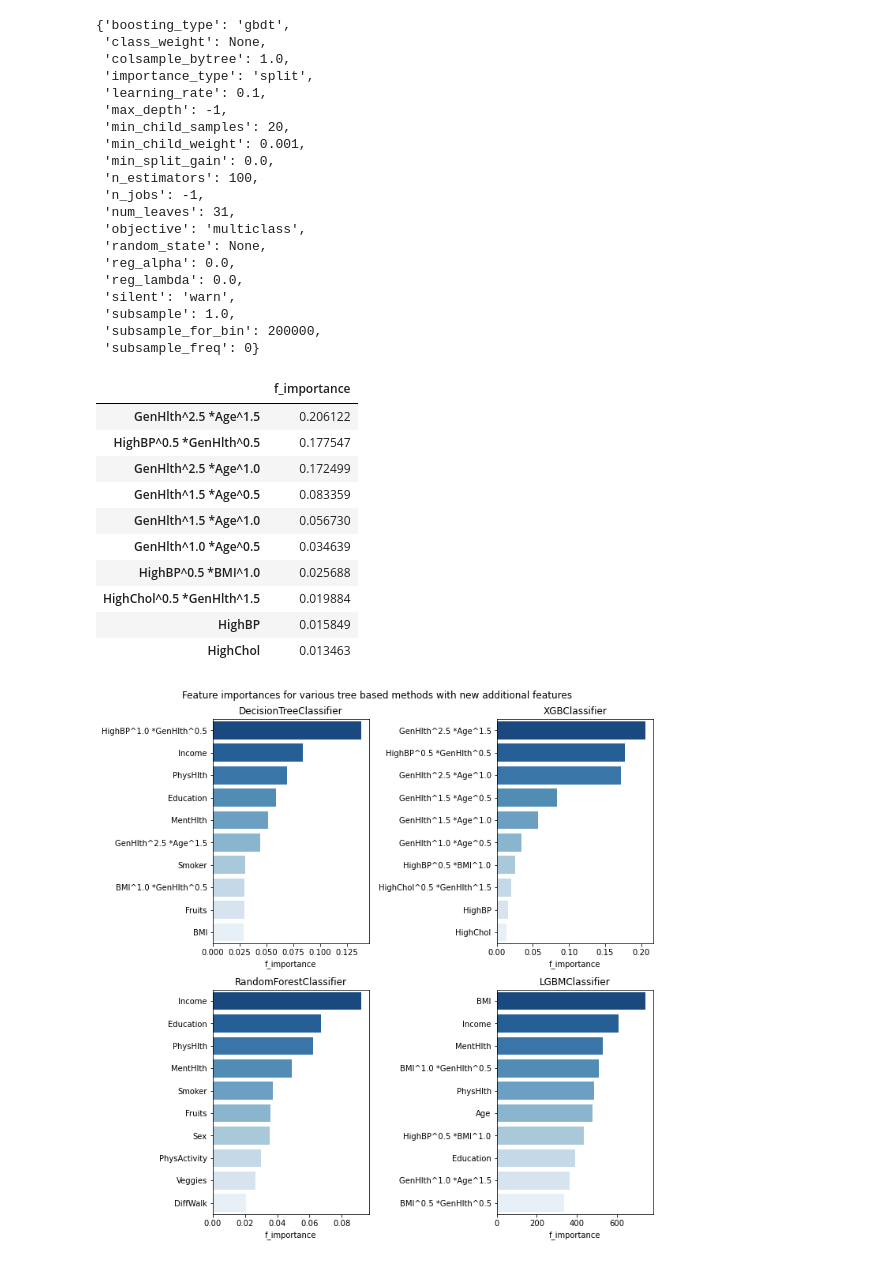
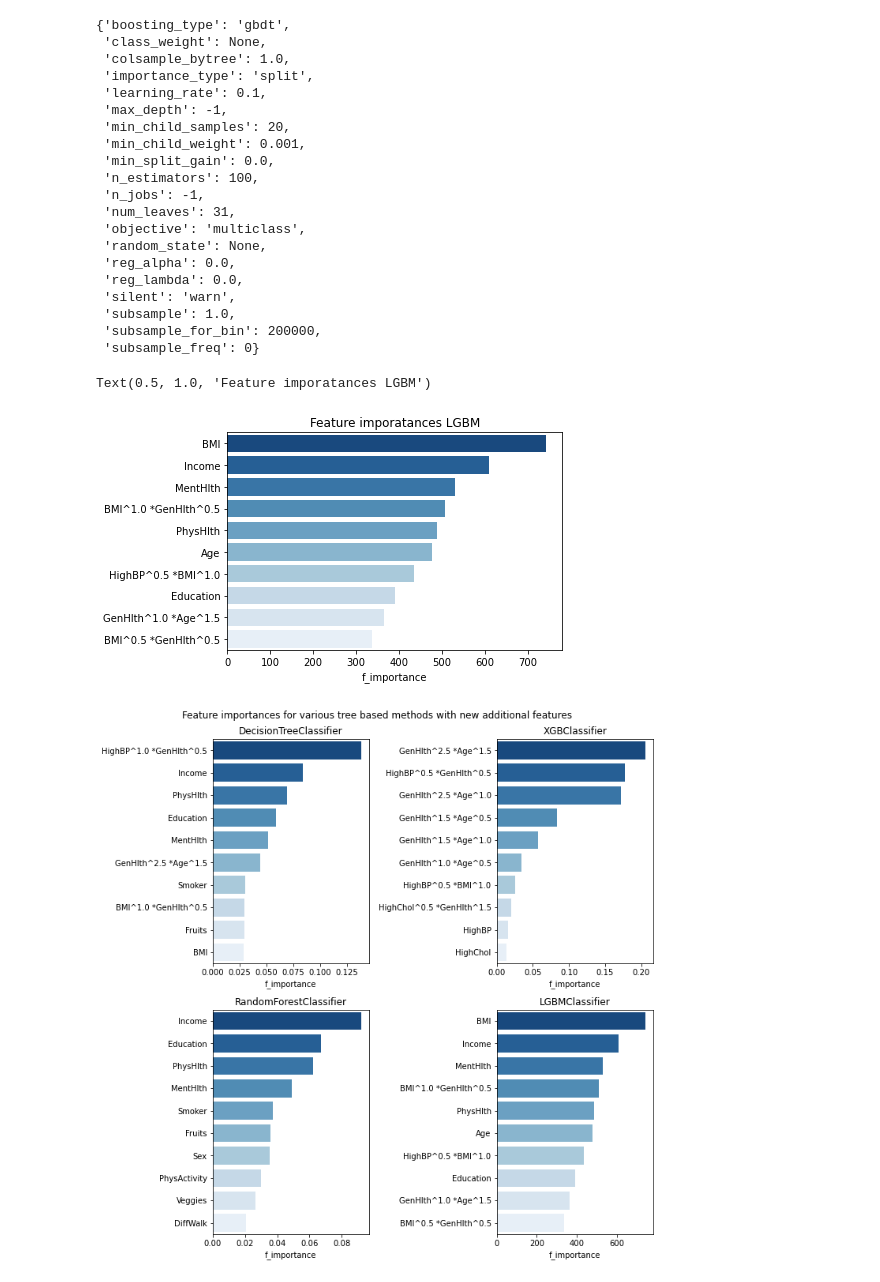
Before and after one commit to andnic51294/Diabetes_prediction, a Jupyter notebook: experimentation.ipynb, the cells around one changed output. Cells and saved outputs as stored; diff of their text form; code cells hidden in the pictures.

```diff
--- a/experimentation.ipynb
+++ b/experimentation.ipynb
@@ -1908,22 +1918,12 @@ lgbm_nf.get_params()
  'subsample_for_bin': 200000,
  'subsample_freq': 0}
 # %%
-fi_subset = pd.DataFrame(xgb_nf.feature_importances_, index = features,
+fi_subset = pd.DataFrame(lgbm_nf.feature_importances_, index = X_res.columns,
             columns = ['f_importance']).sort_values(by = 'f_importance', ascending=False).iloc[:10]
+sns.barplot(y = fi_subset.index, x = fi_subset.f_importance, palette = 'Blues_r').set_title('Feature imporatances LGBM')
+# %% [output]
+Text(0.5, 1.0, 'Feature imporatances LGBM')
+[figure, added]
-# %%
-fi_subset
-# %% [output]
-|  | f_importance |
-| GenHlth^2.5 *Age^1.5 | 0.206122 |
-| HighBP^0.5 *GenHlth^0.5 | 0.177547 |
-| GenHlth^2.5 *Age^1.0 | 0.172499 |
-| GenHlth^1.5 *Age^0.5 | 0.083359 |
-| GenHlth^1.5 *Age^1.0 | 0.056730 |
-| GenHlth^1.0 *Age^0.5 | 0.034639 |
-| HighBP^0.5 *BMI^1.0 | 0.025688 |
-| HighChol^0.5 *GenHlth^1.5 | 0.019884 |
-| HighBP | 0.015849 |
-| HighChol | 0.013463 |
 # %%
 fig, axs = plt.subplots(nrows= 2, ncols = 2, figsize = (10,10), sharey = False)
 features = X_train.columns
```
Also changed, not shown: parts of 80 cells of this notebook.
